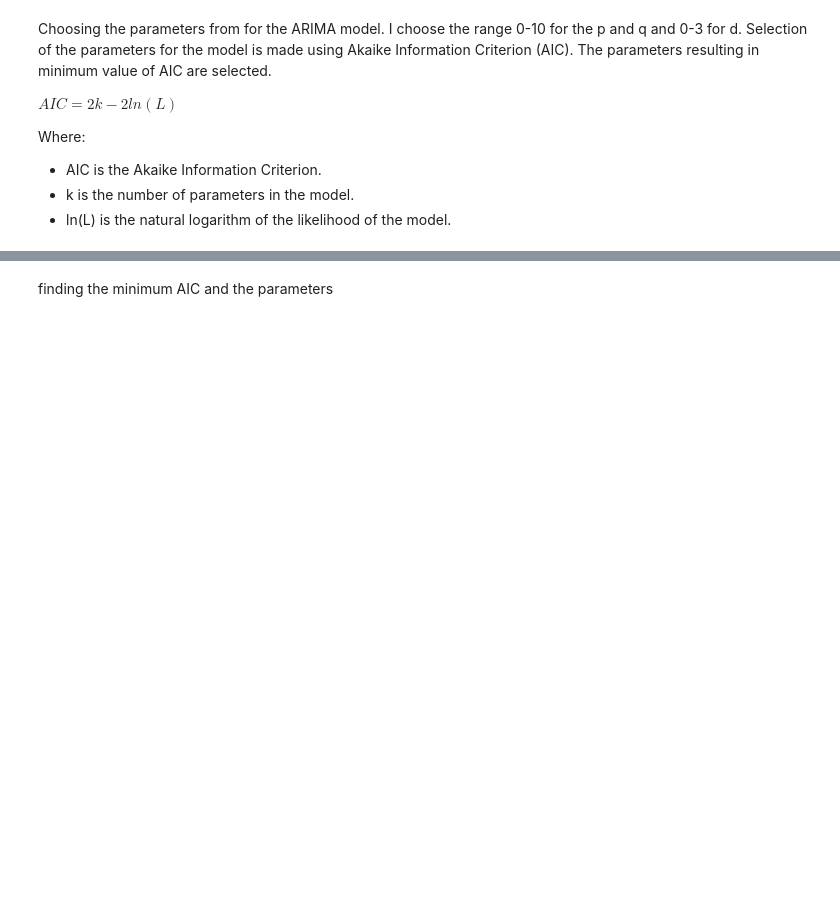
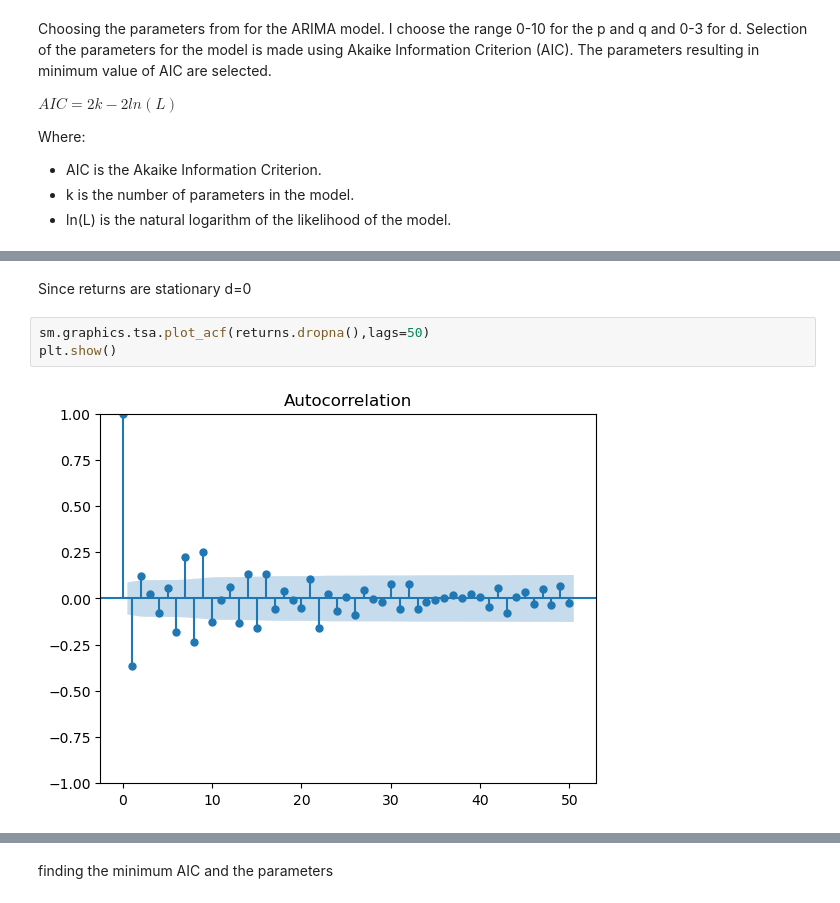
Before and after one commit to ansingh16/risk-management, a Jupyter notebook: Time_series_analysis.ipynb, the cells around one changed output, grey strips where cells are left out. Saved outputs shown, nothing was run; the diff lists cells and outputs as text; blank space fills up the shorter version.

```diff
--- a/Time_series_analysis.ipynb
+++ b/Time_series_analysis.ipynb
@@ -257,0 +270,7 @@ Where:
+# %% [markdown]
+Since returns are stationary d=0
+# %%
+sm.graphics.tsa.plot_acf(returns.dropna(),lags=50)
+plt.show()
+# %% [output]
+[figure, added]
```
Also changed, not shown: parts of 16 cells of this notebook.
